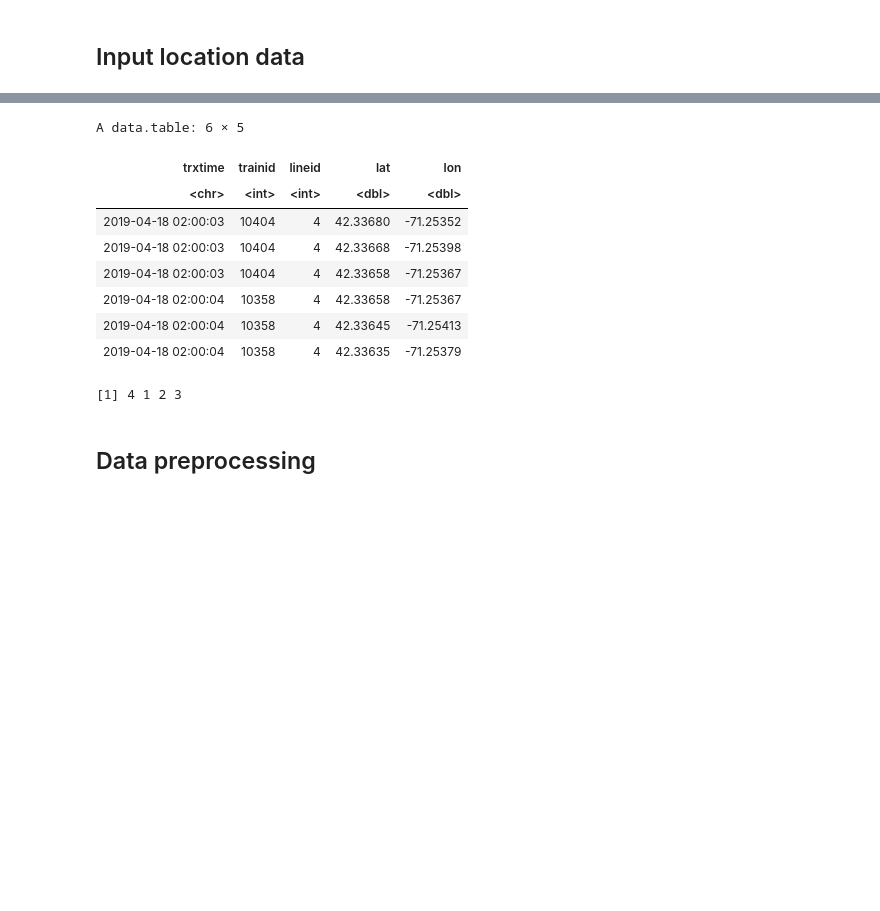
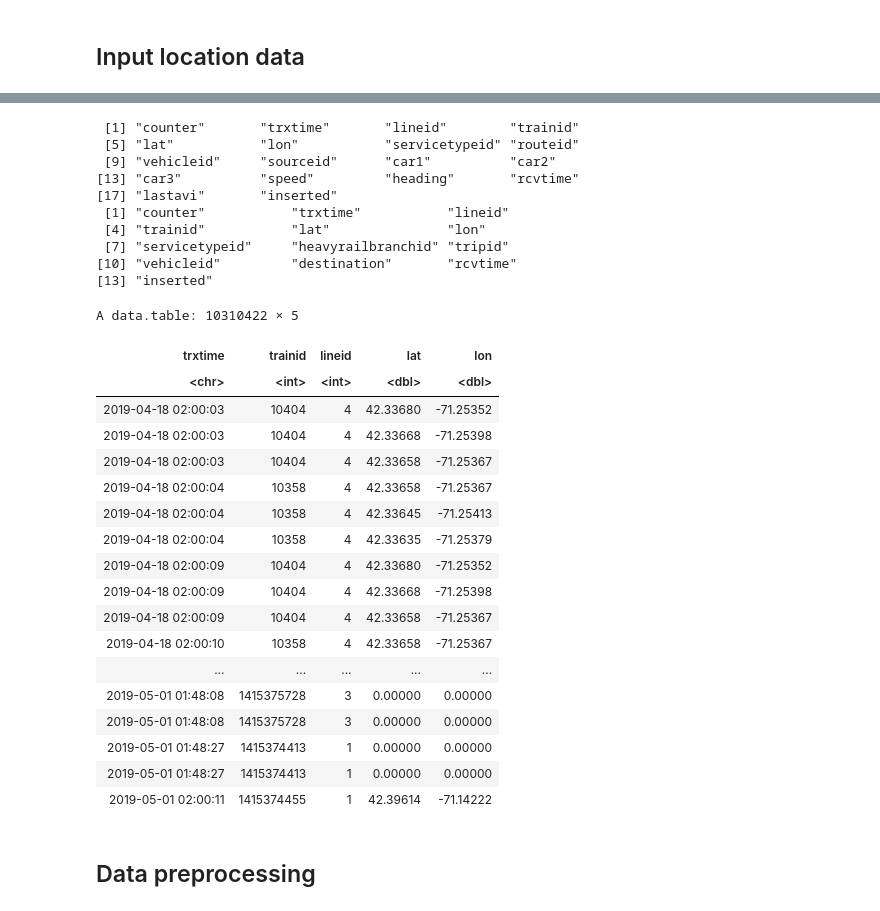
Before and after one commit to narslab/treem, a Jupyter notebook: bin/jupyter/vehicle-trajectory-computation-alt.ipynb, the cells around one changed output, grey strips where cells are left out. Saved outputs shown, nothing was run; the diff lists cells and outputs as text; code cells hidden in the pictures; blank space fills up the shorter version.

Commit message:
updated alt vehicle-trajectory-computation script

```diff
--- a/bin/jupyter/vehicle-trajectory-computation-alt.ipynb
+++ b/bin/jupyter/vehicle-trajectory-computation-alt.ipynb
@@ -39,3 +39,21 @@ memory.limit(size=249200)
 YEARLIST = c('19')
 MONTHlIST = c("04") #FOR FULL TABLE
 DISTANCE_FILEPATH = "../../data/raw/vehicle-location/"
+# %%
+add_dd_mm_yy_cols = function(df) {
+    df$day = day(df$trxtime)
+    df$month = month(df$trxtime)
+    df$year = year(df$trxtime)
+    return(df)
+}
+get_heavy_rail_trajectories = function(year, month){
+    assign("df", fread(paste(DISTANCE_FILEPATH, paste(paste(c("heavyrail","trajectories",month, year),collapse = "-"),".csv",sep = ""), sep = "")))
+    df = add_dd_mm_yy_cols(df)
+    return(df)
+}
+
+get_light_rail_trajectories = function(year, month){
+    assign("dl", fread(paste(DISTANCE_FILEPATH, paste(paste(c("lightrail","trajectories",month, year),collapse = "-"),".csv",sep = ""), sep = "")))
+    df = add_dd_mm_yy_cols(df)
+    return(df)
+}
@@ -50,33 +130,41 @@ aggregate_line_trajectories = function(year, month){
     df = rbind(dg, dh)
     return(df)
 }
-# %%
-# aggregrate_trajectory_table
-aggregate_line_trajectories = function(year, month){
-    assign("dg", fread(paste(DISTANCE_FILEPATH, paste("lightrail", "trajectories", month, year, ".csv", sep = "-", collapse = ""), sep="")))
-    assign("dh", fread(paste(DISTANCE_FILEPATH, paste("heavyrail", "trajectories", month, year, ".csv", sep = "-", collapse = ""), sep="")))
-    # Combine the original tables to a single one for analysis
-    dg = subset(dg, select = c(trxtime, trainid, lineid, lat, lon))
-    dh = subset(dh, select = c(trxtime, trainid, lineid, lat, lon))
-    df = rbind(dg, dh)
-    return(df)
-}
 # %%
 df = aggregate_line_trajectories(YEARLIST,MONTHlIST)
 # %% [output]
-A data.table: 6 × 5
+ [1] "counter"       "trxtime"       "lineid"        "trainid"
+ [5] "lat"           "lon"           "servicetypeid" "routeid"
+ [9] "vehicleid"     "sourceid"      "car1"          "car2"
+[13] "car3"          "speed"         "heading"       "rcvtime"
+[17] "lastavi"       "inserted"
+ [1] "counter"           "trxtime"           "lineid"
+ [4] "trainid"           "lat"               "lon"
+ [7] "servicetypeid"     "heavyrailbranchid" "tripid"
+[10] "vehicleid"         "destination"       "rcvtime"
+[13] "inserted"
-| trxtime | trainid | lineid | lat | lon |
-| <chr> | <int> | <int> | <dbl> | <dbl> |
-| 2019-04-18 02:00:03 | 10404 | 4 | 42.33680 | -71.25352 |
-| 2019-04-18 02:00:03 | 10404 | 4 | 42.33668 | -71.25398 |
-| 2019-04-18 02:00:03 | 10404 | 4 | 42.33658 | -71.25367 |
-| 2019-04-18 02:00:04 | 10358 | 4 | 42.33658 | -71.25367 |
-| 2019-04-18 02:00:04 | 10358 | 4 | 42.33645 | -71.25413 |
-| 2019-04-18 02:00:04 | 10358 | 4 | 42.33635 | -71.25379 |
-# %%
-unique(df$lineid)
-# %% [output]
-[1] 4 1 2 3
+# %%
+df
+# %% [output]
+A data.table: 10310422 × 5
+| trxtime | trainid | lineid | lat | lon |
+| <chr> | <int> | <int> | <dbl> | <dbl> |
+| 2019-04-18 02:00:03 | 10404 | 4 | 42.33680 | -71.25352 |
+| 2019-04-18 02:00:03 | 10404 | 4 | 42.33668 | -71.25398 |
+| 2019-04-18 02:00:03 | 10404 | 4 | 42.33658 | -71.25367 |
+| 2019-04-18 02:00:04 | 10358 | 4 | 42.33658 | -71.25367 |
+| 2019-04-18 02:00:04 | 10358 | 4 | 42.33645 | -71.25413 |
+| 2019-04-18 02:00:04 | 10358 | 4 | 42.33635 | -71.25379 |
+| 2019-04-18 02:00:09 | 10404 | 4 | 42.33680 | -71.25352 |
+| 2019-04-18 02:00:09 | 10404 | 4 | 42.33668 | -71.25398 |
+| 2019-04-18 02:00:09 | 10404 | 4 | 42.33658 | -71.25367 |
+| 2019-04-18 02:00:10 | 10358 | 4 | 42.33658 | -71.25367 |
+| ... | ... | ... | ... | ... |
+| 2019-05-01 01:48:08 | 1415375728 | 3 | 0.00000 | 0.00000 |
+| 2019-05-01 01:48:08 | 1415375728 | 3 | 0.00000 | 0.00000 |
+| 2019-05-01 01:48:27 | 1415374413 | 1 | 0.00000 | 0.00000 |
+| 2019-05-01 01:48:27 | 1415374413 | 1 | 0.00000 | 0.00000 |
+| 2019-05-01 02:00:11 | 1415374455 | 1 | 42.39614 | -71.14222 |
 # %% [markdown]
 ## Data preprocessing
 # %%
```
Also changed, not shown: parts of 7 cells of this notebook.
